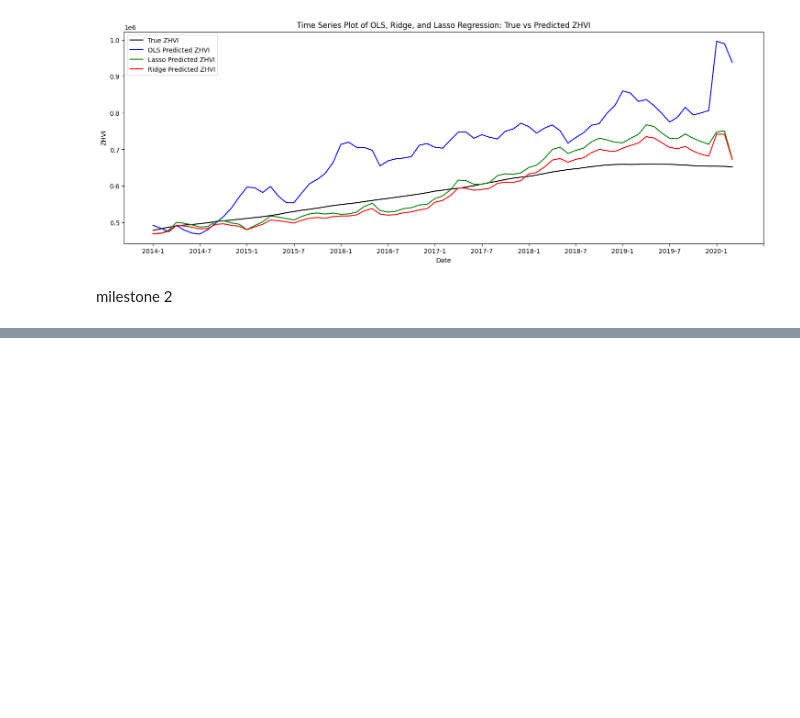
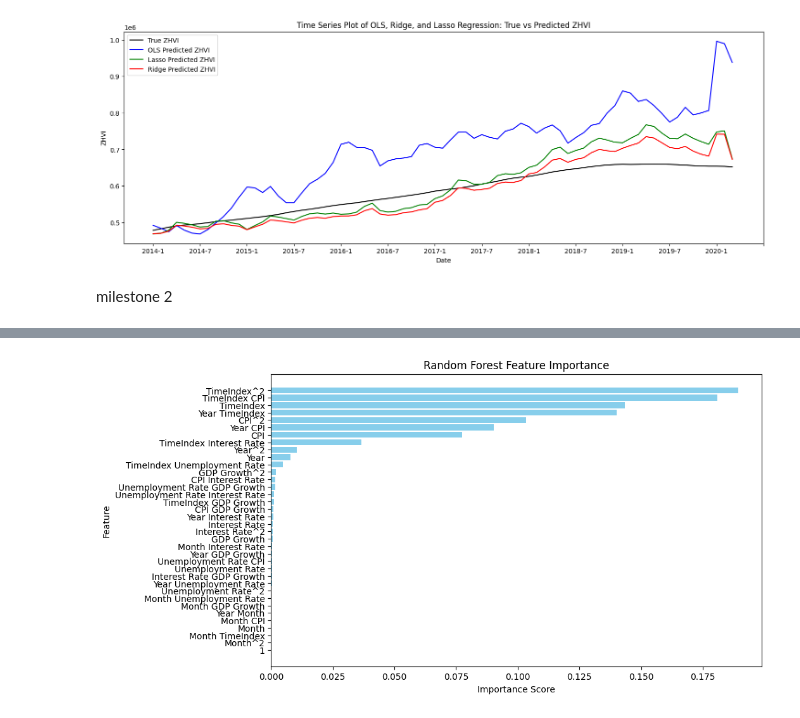
Before and after one commit to ngk324/DSCI441_Project_House_Price_Prediction, a Jupyter notebook: DSCI441_Project.ipynb, the cells around one changed output, grey strips where cells are left out. Drawn from its saved outputs; the diff is of its cells as text; code cells hidden in the pictures; blank space fills up the shorter version.

```diff
--- a/DSCI441_Project.ipynb
+++ b/DSCI441_Project.ipynb
@@ -1227,0 +1235,84 @@ Neural Network R-squared (R^2): 0.3517103207662794
+# %%
+# Split data into training and test (same as before)
+train = full_df[(full_df['Year'] < 2014) | ((full_df['Year'] == 2013) & (full_df['Month'] <= 12))]
+test = full_df[(full_df['Year'] > 2013) | ((full_df['Year'] == 2014) & (full_df['Month'] >= 1))]
+
+# Define features and target
+X_train = train[['Year', 'Month', 'TimeIndex', 'Unemployment Rate', 'CPI', 'Interest Rate', 'GDP Growth']]
+y_train = train['ZHVI']
+X_test = test[['Year', 'Month', 'TimeIndex', 'Unemployment Rate', 'CPI', 'Interest Rate', 'GDP Growth']]
+y_test = test['ZHVI']
+
+# add polynomial features and scale
+scaler = StandardScaler()
+poly = PolynomialFeatures(degree=2)
+X_train_poly = poly.fit_transform(X_train)
+X_test_poly = poly.transform(X_test)
+
+# Get feature names from polynomial features
+feature_names = poly.get_feature_names_out(input_features=X_train.columns)
+
+X_train_scaled = scaler.fit_transform(X_train_poly)
+X_test_scaled = scaler.transform(X_test_poly)
+
+# Hyperparameter tuning with GridSearchCV
+param_grid = {
+    'n_estimators': [100, 200, 300],
+    'max_depth': [None, 10, 20, 30],
+    'min_samples_split': [2, 5, 10],
+    'min_samples_leaf': [1, 2, 4]
+}
+
+rf = RandomForestRegressor(random_state=42)
+grid_search = GridSearchCV(estimator=rf, param_grid=param_grid,
+                          cv=5, n_jobs=-1, verbose=2, scoring='neg_mean_squared_error')
+grid_search.fit(X_train_scaled, y_train)
+
+# Best model
+best_rf = grid_search.best_estimator_
+print(f"Best Random Forest parameters: {grid_search.best_params_}")
+
+# Predictions
+rf_predictions = best_rf.predict(X_test_scaled)
+test['RF_Predicted_ZHVI'] = rf_predictions
+
+# Model evaluation
+rf_rmse = math.sqrt(mean_squared_error(y_test, rf_predictions))
+print(f"Random Forest Root Mean Squared Error (RMSE): {rf_rmse}")
+rf_mape = mean_absolute_percentage_error(y_test, rf_predictions)
+print("Random Forest Mean Absolute Percentage Error (MAPE):", rf_mape)
+rf_mae = mean_absolute_error(y_test, rf_predictions)
+print("Random Forest Mean Absolute Error (MAE):", rf_mae)
+rf_r2 = r2_score(y_test, rf_predictions)
+print(f"Random Forest R-squared (R^2): {rf_r2}")
+
+# Feature importance
+feature_importance = pd.DataFrame({
+    'Feature': feature_names,
+    'Importance': best_rf.feature_importances_
+}).sort_values('Importance', ascending=False)
+
+print("\nRandom Forest Feature Importance:")
+print(feature_importance)
+
+# Plot feature importance
+plt.figure(figsize=(10, 6))
+plt.barh(feature_importance['Feature'], feature_importance['Importance'], color='skyblue')
+plt.xlabel('Importance Score')
+plt.ylabel('Feature')
+plt.title('Random Forest Feature Importance')
+plt.gca().invert_yaxis()
+plt.show()
+
+# Plot truth vs prediction
+plt.figure(figsize=(18, 6))
+plt.plot(test['Year-Month'], test['ZHVI'], color='red', label='Truth (ZHVI)')
+plt.plot(test['Year-Month'], test['RF_Predicted_ZHVI'], color='green', label='Random Forest Predicted ZHVI')
+plt.xlabel('Date')
+plt.ylabel('ZHVI')
+x_ticks = np.arange(0, 80, 6)
+plt.xticks(x_ticks)
+plt.title('Time Series Plot: Truth vs Random Forest Predicted ZHVI')
+plt.legend(loc='upper left')
+plt.show()
+# %% [output]
@@ -1227,0 +1336 @@ Neural Network R-squared (R^2): 0.3517103207662794
+[figure, added]
```
Also changed, not shown: parts of 27 cells of this notebook, 1 other file.
